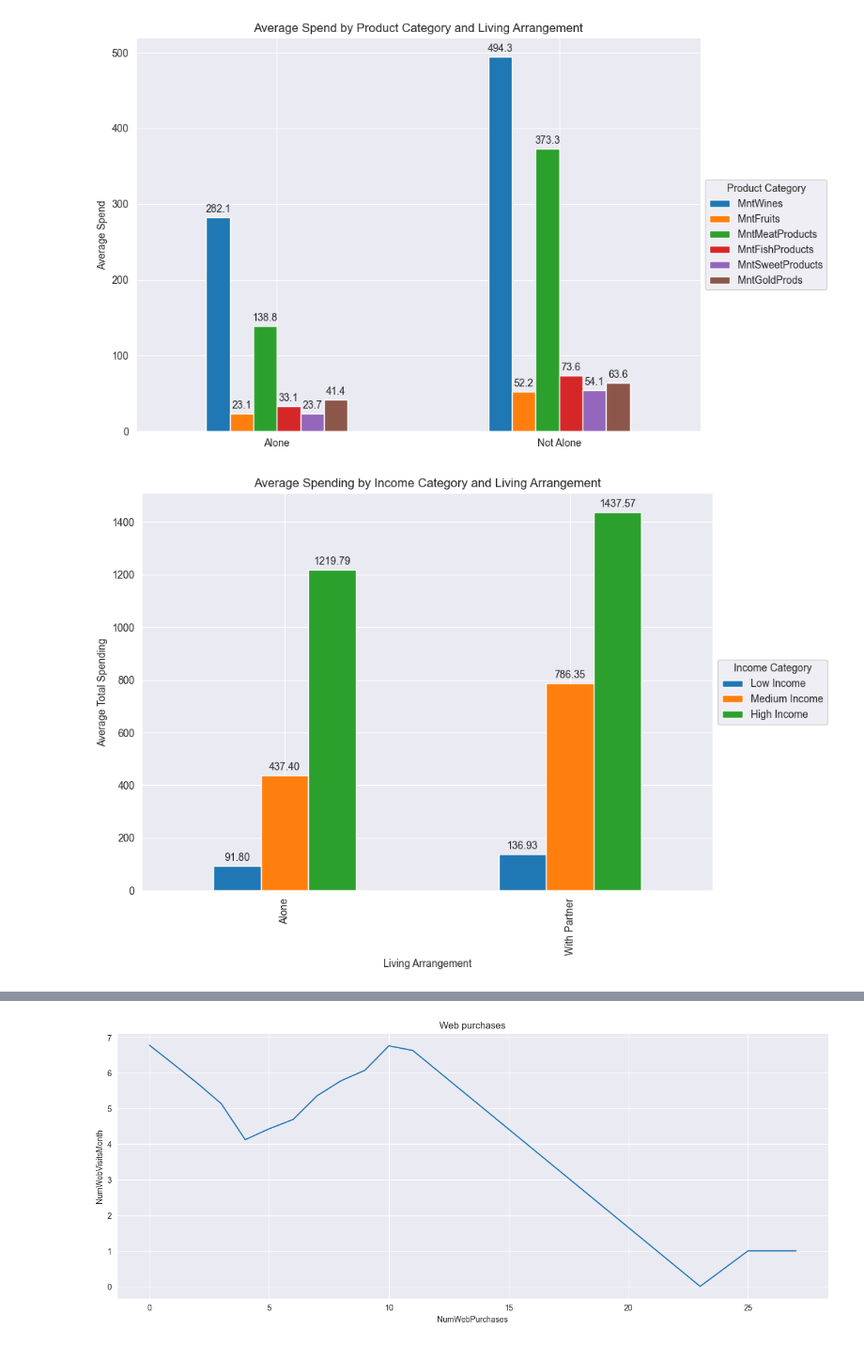
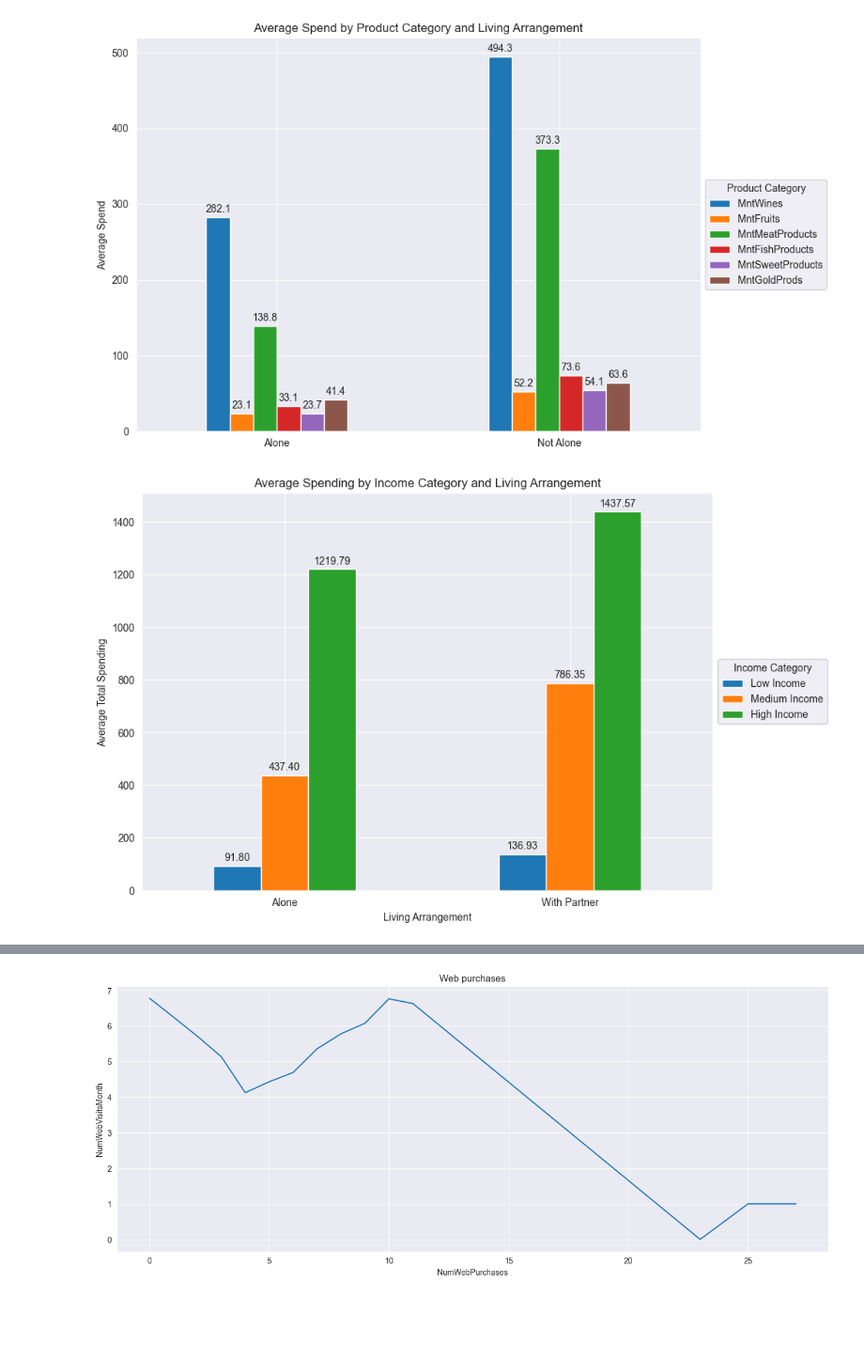
Before and after one commit to joojaa7/dataK-koneO, a Jupyter notebook: Project/project.ipynb, the cells around one changed output, grey strips where cells are left out. Shown at 94% size. Cells and saved outputs as stored; diff of their text form; code cells hidden in the pictures; blank space fills up the shorter version.

```diff
--- a/Project/project.ipynb
+++ b/Project/project.ipynb
@@ -303,34 +326,36 @@ plt.show()
 df_poor = df[df["IncomeCategory"] == "Low Income"]
 df_high_income = df[df["IncomeCategory"] == "High Income"]
 df_medium_income = df[df["IncomeCategory"] == "Medium Income"]
 
 avg_spend_high_income = df_high_income.groupby("IsAlone")["TotalSpent"].mean()
 avg_spend_med_income = df_medium_income.groupby("IsAlone")["TotalSpent"].mean()
 avg_spend_poor = df_poor.groupby("IsAlone")["TotalSpent"].mean()
 
 df_spend = pd.DataFrame({
     "Low Income": avg_spend_poor,
     "Medium Income": avg_spend_med_income,
     "High Income": avg_spend_high_income,
 })
 
 
 df_spend.index = df_spend.index.map({0: "Alone", 1: "With Partner"})
 
 
 ax = df_spend.plot(kind="bar", figsize=(10, 7))
 plt.xlabel("Living Arrangement")
 plt.ylabel("Average Total Spending")
 plt.title("Average Spending by Income Category and Living Arrangement")
 plt.legend(title="Income Category", loc="center left", bbox_to_anchor=(1, 0.5))
+plt.xticks(rotation=0)
+
 
 
 for container in ax.containers:
     ax.bar_label(container, fmt="%.2f", padding=3)
 
 plt.show()
 # %% [output]
-[figure, old version]
+[figure, new version]
 # %%
 education_avg = df.groupby("Education")[purchase_cols].mean()
 
```
Also changed, not shown: parts of 7 cells of this notebook.
